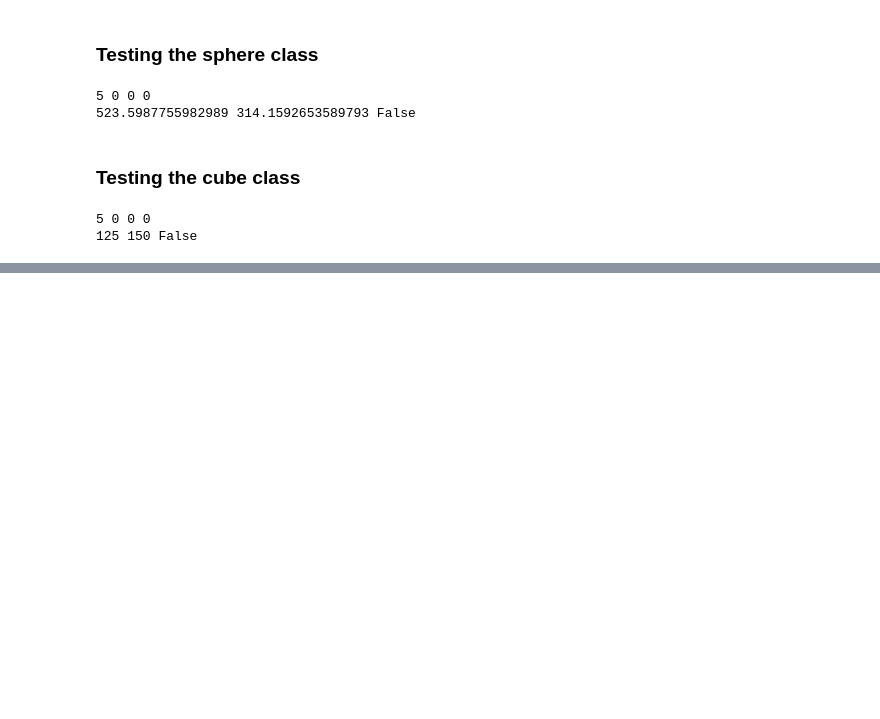
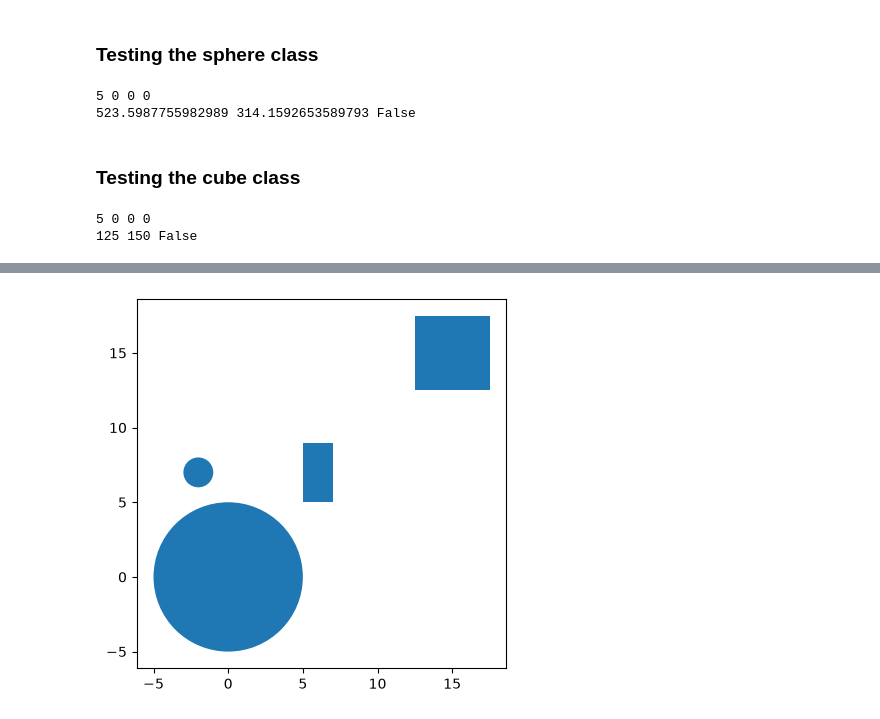
Before and after one commit to hppycmprs/python_oskar_aiu26, a Jupyter notebook: lab2/lab2_manual_test.ipynb, the cells around one changed output, grey strips where cells are left out. Cells and saved outputs as stored; diff of their text form; code cells hidden in the pictures; blank space fills up the shorter version.

```diff
--- a/lab2/lab2_manual_test.ipynb
+++ b/lab2/lab2_manual_test.ipynb
@@ -154,0 +184,7 @@ print(cu1.volume, cu1.surface_area, cu1.unit_cube_or_not())
+# %%
+c2 = Circle(1, -2, 7)
+r2 = Rectangle(2, 4, 6, 7)
+
+plt1.shape2Dplotter(c1, r1, c2, r2)
+# %% [output]
+[figure, added]
```
Also changed, not shown: parts of 6 cells of this notebook, 2 other files.
